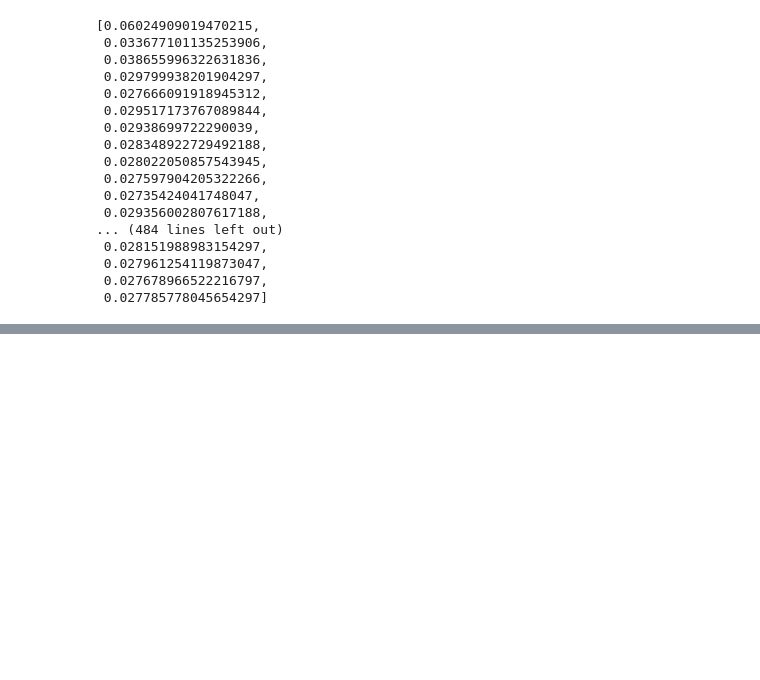
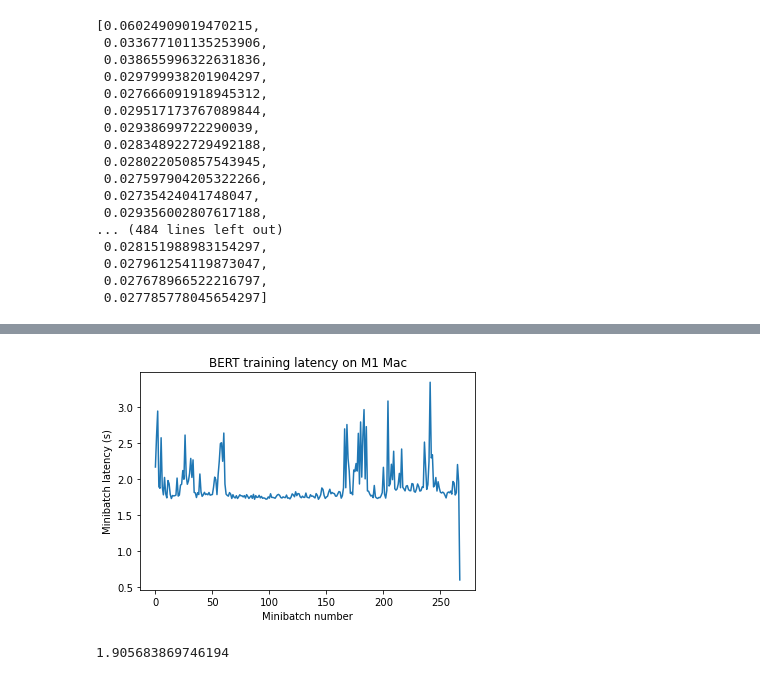
Before and after one commit to LukeBailey181/DeepFlex, a Jupyter notebook: training_latency_eval/testing.ipynb, the cells around one changed output, grey strips where cells are left out. Saved outputs shown, nothing was run; the diff lists cells and outputs as text; code cells hidden in the pictures; blank space fills up the shorter version.

```diff
--- a/training_latency_eval/testing.ipynb
+++ b/training_latency_eval/testing.ipynb
@@ -351,0 +845,2 @@ timing_data[0]
+# %%
+timing_data = collect_timing_data_BERT()
@@ -351,0 +866,13 @@ timing_data[0]
+# %%
+epoch_0 = timing_data
+plt.ylabel("Minibatch latency (s)")
+plt.xlabel("Minibatch number")
+plt.title("BERT training latency on M1 Mac")
+plt.plot([i for i in range(len(epoch_0))], epoch_0)
+plt.savefig("./training.png")
+# %% [output]
+[figure, added]
+# %%
+print(np.array(timing_data).mean())
+# %% [output]
+1.905683869746194
```
Also changed, not shown: parts of 13 cells of this notebook, 2 other files.
